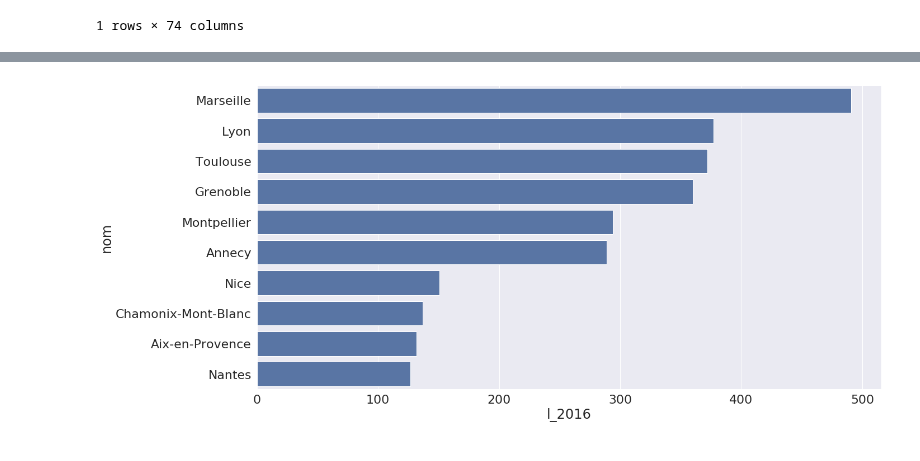
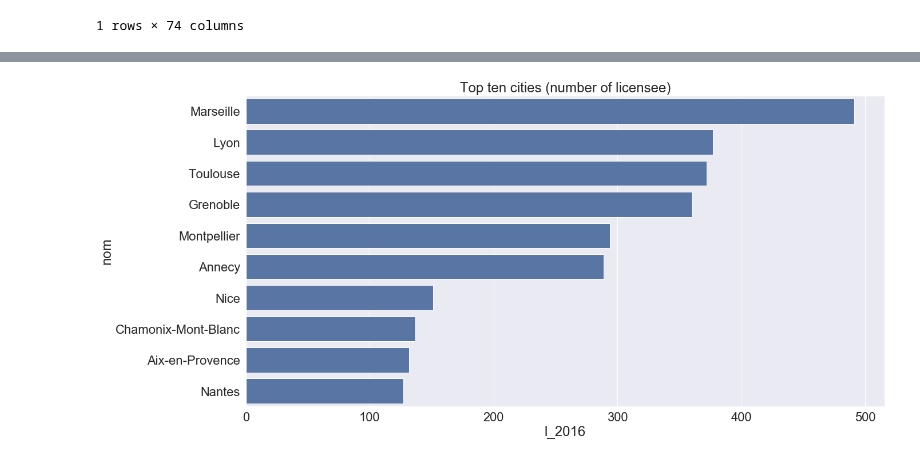
Before and after one commit to jc-udacity/datascientist, a Jupyter notebook: 05_data_science/blog_post_project/blog_post.ipynb, the cells around one changed output, grey strips where cells are left out. Drawn from its saved outputs; the diff is of its cells as text; code cells hidden in the pictures.

```diff
--- a/05_data_science/blog_post_project/blog_post.ipynb
+++ b/05_data_science/blog_post_project/blog_post.ipynb
@@ -44,8 +44,8 @@ merged = map_df.merge(data, on='insee')
 # removing the non metropolitan cities
 merged = merged[~merged.insee.str.contains('97[0-9]{3}')]#.value_counts()
 # %%
-# need to add some Reg and Dep info with a 3rd dataset
-regdep=pd.read_csv('data.csv', sep=';', dtype={'CODGEO': object})
+# need to add some Region and Department info with a 3rd dataset
+regdep=pd.read_csv('data.csv', sep=';', dtype={'CODGEO': str})
 # %%
 regdep=regdep[['CODGEO','REG','DEP']]
 # %%
@@ -173,12 +185,13 @@ all_data[all_data['nom']=='Haguenau']
 top_10 = all_data.sort_values(by='l_2016', ascending=False)
 top_10 = top_10[:10]
 # %%
-fig=plt.figure(figsize=(20,10))
+fig = plt.figure(figsize=(20,10))
+plt.title('Top ten cities (number of licensee)')
 sns.set(font_scale=2)
 snsbp = sns.barplot(data=top_10,y='nom',x='l_2016',color='b',capsize=0.5);
 snsbp.set_xticklabels(snsbp.get_xticklabels(), rotation=90,minor=True);
 # %% [output]
-[figure, old version]
+[figure, new version]
 # %%
 # create a function to plot on the map
 def plot_column(mydata, columnname, maptitle, color=plt.cm.Blues):
```
Also changed, not shown: parts of 17 cells of this notebook.
